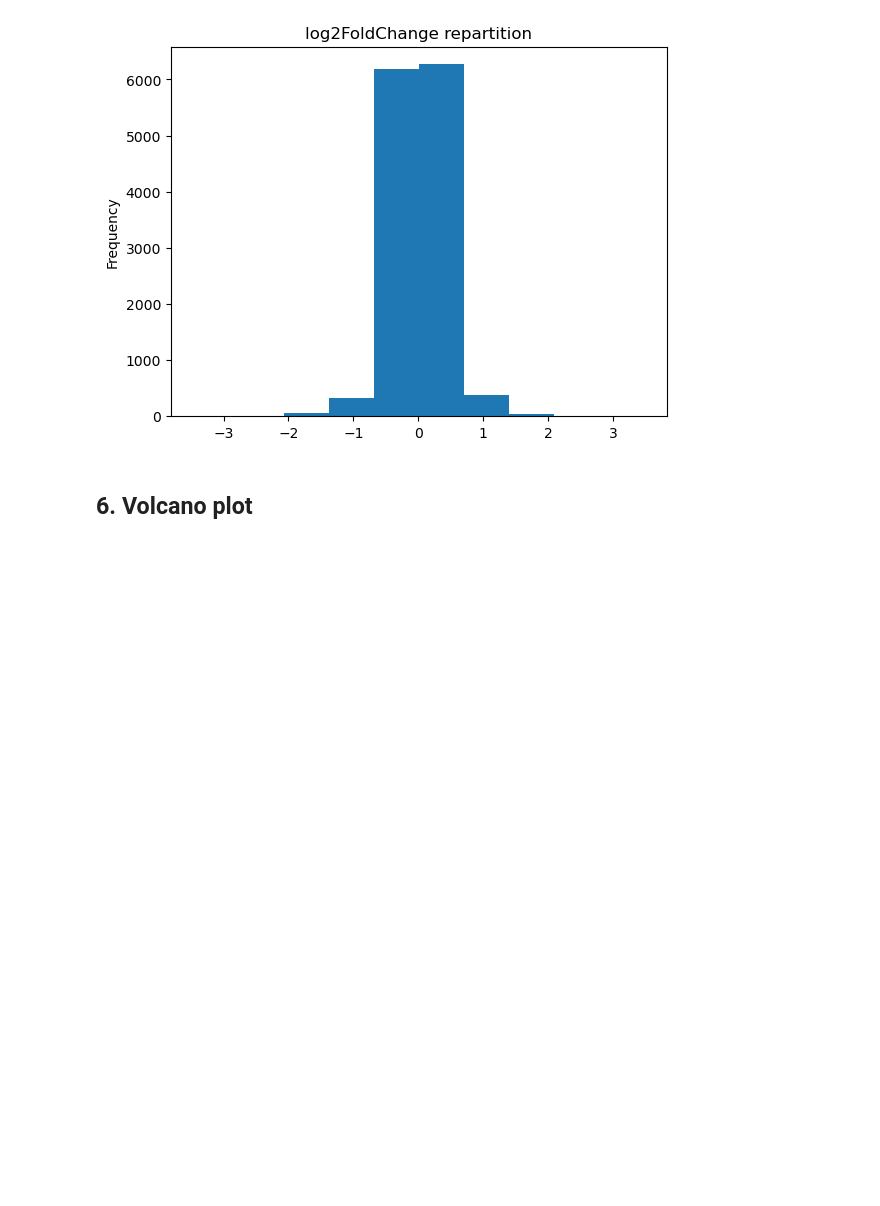
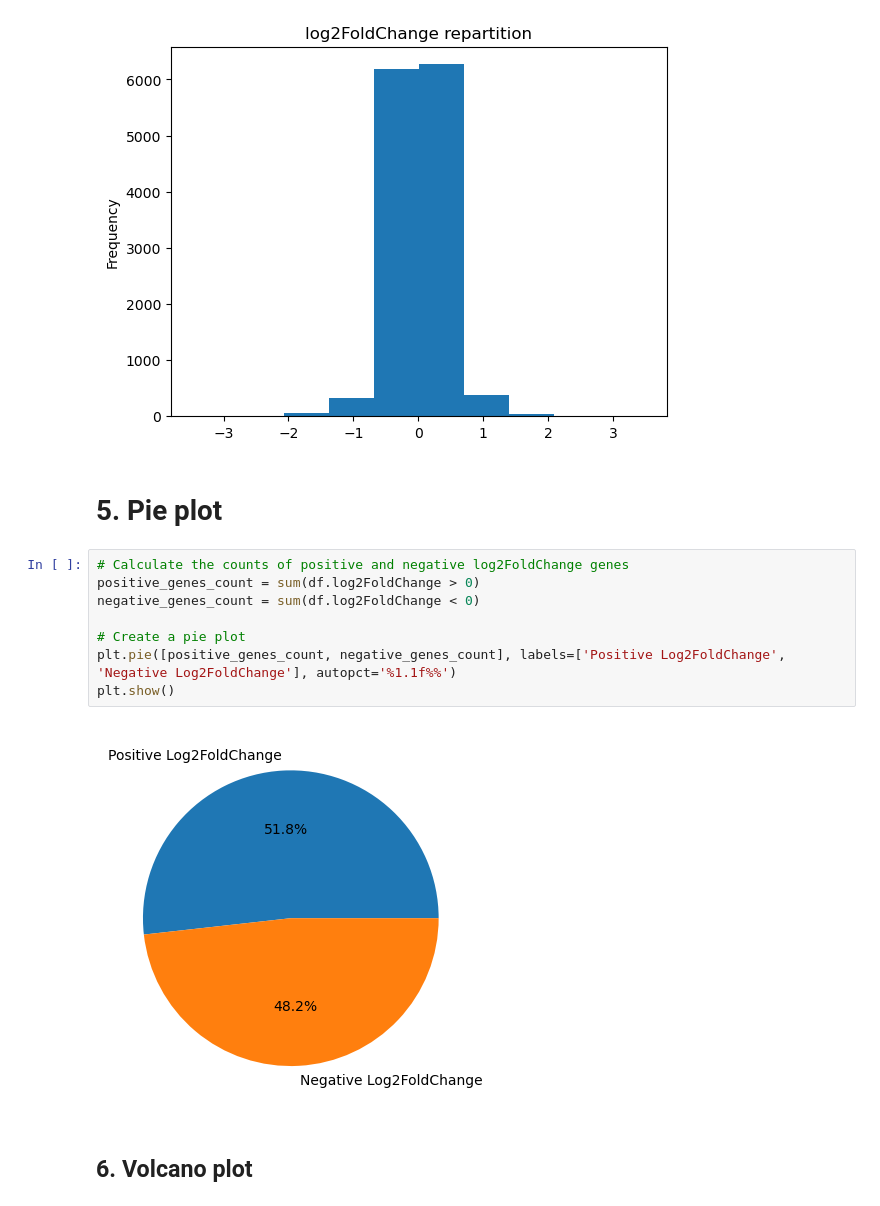
Before and after one commit to vgilbart/python-intro, a Jupyter notebook: exercise/jupyter-notebook/lesson-3-exercises.ipynb, the cells around one changed output. Drawn from its saved outputs; the diff is of its cells as text; blank space fills up the shorter version.

```diff
--- a/exercise/jupyter-notebook/lesson-3-exercises.ipynb
+++ b/exercise/jupyter-notebook/lesson-3-exercises.ipynb
@@ -126,6 +136,18 @@ df.log2FoldChange.plot(kind='hist', title="log2FoldChange repartition")
 # %% [output]
 <Axes: title={'center': 'log2FoldChange repartition'}, ylabel='Frequency'>
 [figure]
+# %% [markdown]
+# 5. Pie plot
+# %%
+# Calculate the counts of positive and negative log2FoldChange genes
+positive_genes_count = sum(df.log2FoldChange > 0)
+negative_genes_count = sum(df.log2FoldChange < 0)
+
+# Create a pie plot
+plt.pie([positive_genes_count, negative_genes_count], labels=['Positive Log2FoldChange', 'Negative Log2FoldChange'], autopct='%1.1f%%')
+plt.show()
+# %% [output]
+[figure, added]
 # %% [markdown]
 ## 6. Volcano plot
 # %%
```
Also changed, not shown: parts of 3 cells of this notebook, 2 other files.
